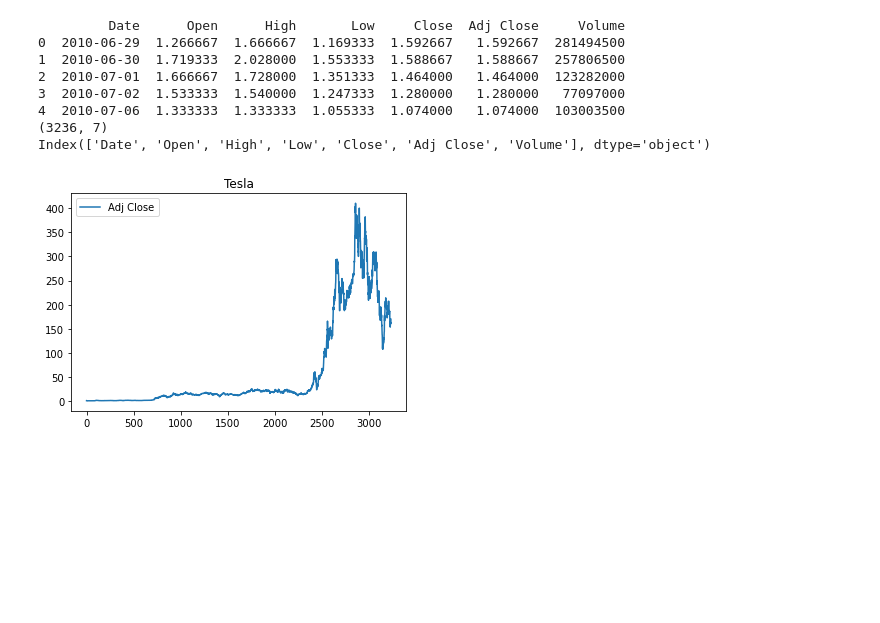
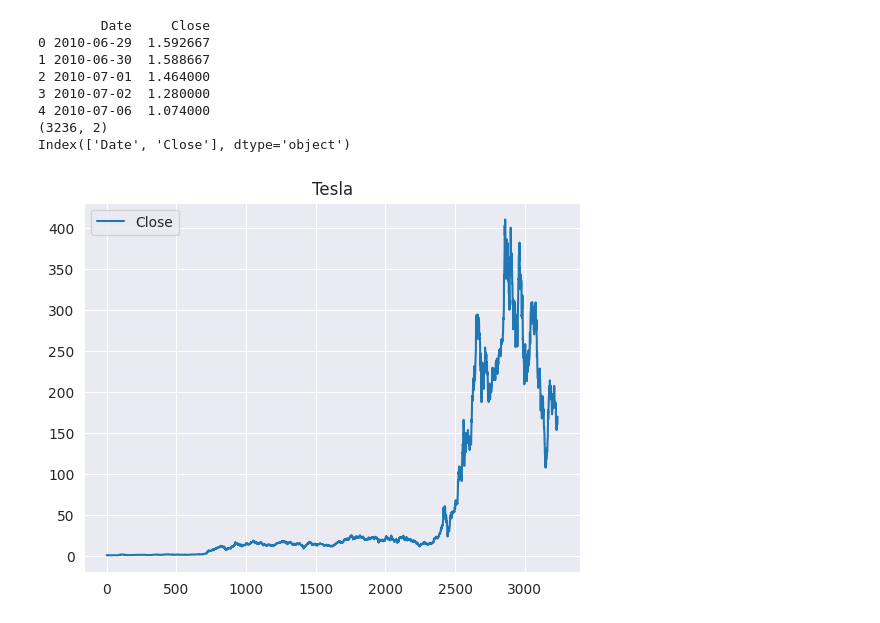
Before and after one commit to MateuszSudejko/nlpTeslaPrediction, a Jupyter notebook: forecast_comparison.ipynb, the cells around one changed output. Saved outputs shown, nothing was run; the diff lists cells and outputs as text; code cells hidden in the pictures; blank space fills up the shorter version.

```diff
--- a/forecast_comparison.ipynb
+++ b/forecast_comparison.ipynb
@@ -13,4 +13,6 @@ from sklearn.metrics import mean_squared_error
 warnings.filterwarnings('ignore')
 
 df = pd.read_csv('TSLA.csv')
+df['Date'] = pd.to_datetime(df['Date'])
+df = df[['Date', 'Close']]
 df.head()
@@ -19,18 +28,18 @@ print(df.head())
 print(df.shape)
 print(df.columns)
 # %% [output]
-         Date      Open      High       Low     Close  Adj Close     Volume
-0  2010-06-29  1.266667  1.666667  1.169333  1.592667   1.592667  281494500
-1  2010-06-30  1.719333  2.028000  1.553333  1.588667   1.588667  257806500
-2  2010-07-01  1.666667  1.728000  1.351333  1.464000   1.464000  123282000
-3  2010-07-02  1.533333  1.540000  1.247333  1.280000   1.280000   77097000
-4  2010-07-06  1.333333  1.333333  1.055333  1.074000   1.074000  103003500
-(3236, 7)
-Index(['Date', 'Open', 'High', 'Low', 'Close', 'Adj Close', 'Volume'], dtype='object')
+        Date     Close
+0 2010-06-29  1.592667
+1 2010-06-30  1.588667
+2 2010-07-01  1.464000
+3 2010-07-02  1.280000
+4 2010-07-06  1.074000
+(3236, 2)
+Index(['Date', 'Close'], dtype='object')
 # %%
-df[['Adj Close']].plot()
+df[['Close']].plot()
 plt.title("Tesla")
 plt.show()
 # %% [output]
-[figure, old version]
+[figure, new version]
 # %%
```
Also changed, not shown: parts of 9 cells of this notebook.
